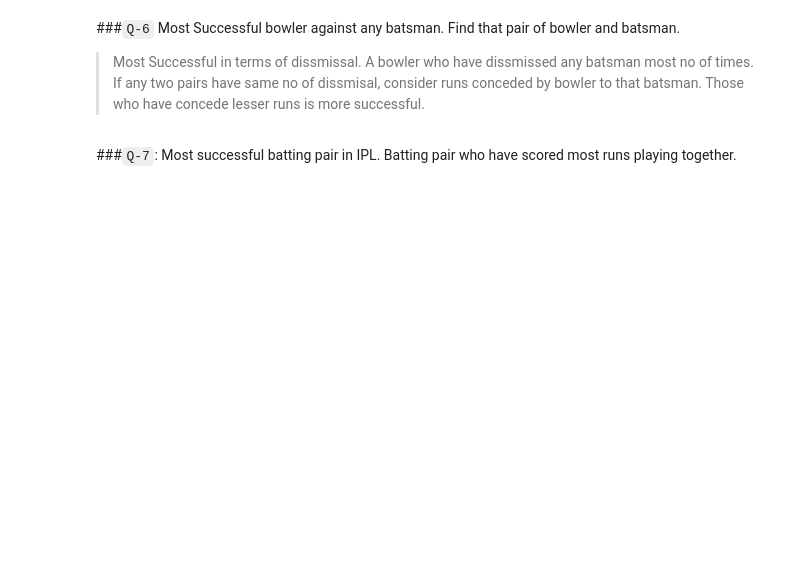
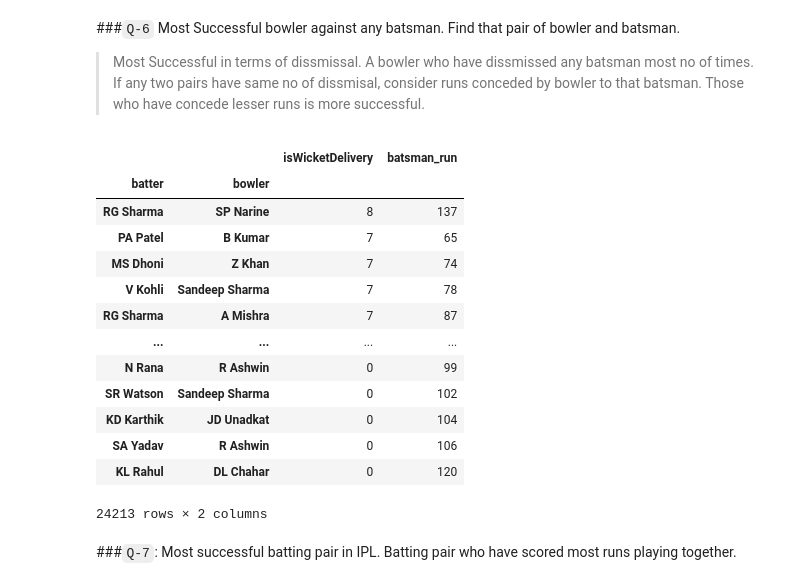
Before and after one commit to Axitk27/Machine-Learning, a Jupyter notebook: DSMP 1.0/Pandas/Exercise/Day 19.ipynb, the cells around one changed output. Cells and saved outputs as stored; diff of their text form; code cells hidden in the pictures; blank space fills up the shorter version.

Commit message:
Pandas Group by Exercise

```diff
--- a/DSMP 1.0/Pandas/Exercise/Day 19.ipynb
+++ b/DSMP 1.0/Pandas/Exercise/Day 19.ipynb
@@ -260,2 +302,21 @@ ipl_df['Strike_rate'] =
+# %%
+#1
+data = ipl_df.groupby(['batter','bowler'])[['isWicketDelivery','batsman_run']].sum().sort_values(ascending = [False,True], by = ['isWicketDelivery','batsman_run'])
+data
+# %% [output]
+|  |  | isWicketDelivery | batsman_run |
+| batter | bowler |  |  |
+| RG Sharma | SP Narine | 8 | 137 |
+| PA Patel | B Kumar | 7 | 65 |
+| MS Dhoni | Z Khan | 7 | 74 |
+| V Kohli | Sandeep Sharma | 7 | 78 |
+| RG Sharma | A Mishra | 7 | 87 |
+| ... | ... | ... | ... |
+| N Rana | R Ashwin | 0 | 99 |
+| SR Watson | Sandeep Sharma | 0 | 102 |
+| KD Karthik | JD Unadkat | 0 | 104 |
+| SA Yadav | R Ashwin | 0 | 106 |
+| KL Rahul | DL Chahar | 0 | 120 |
+24213 rows × 2 columns
 # %% [markdown]
 ###`Q-7`: Most successful batting pair in IPL. Batting pair who have scored most runs playing together.
```
Also changed, not shown: parts of 18 cells of this notebook.
